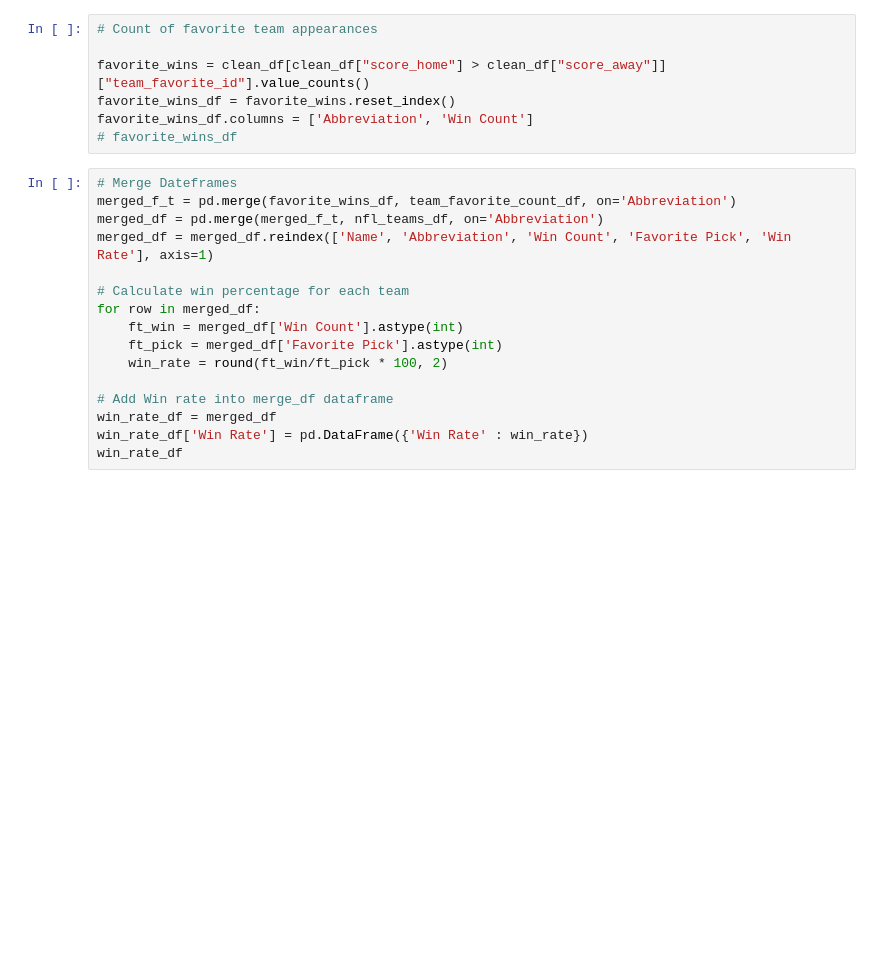
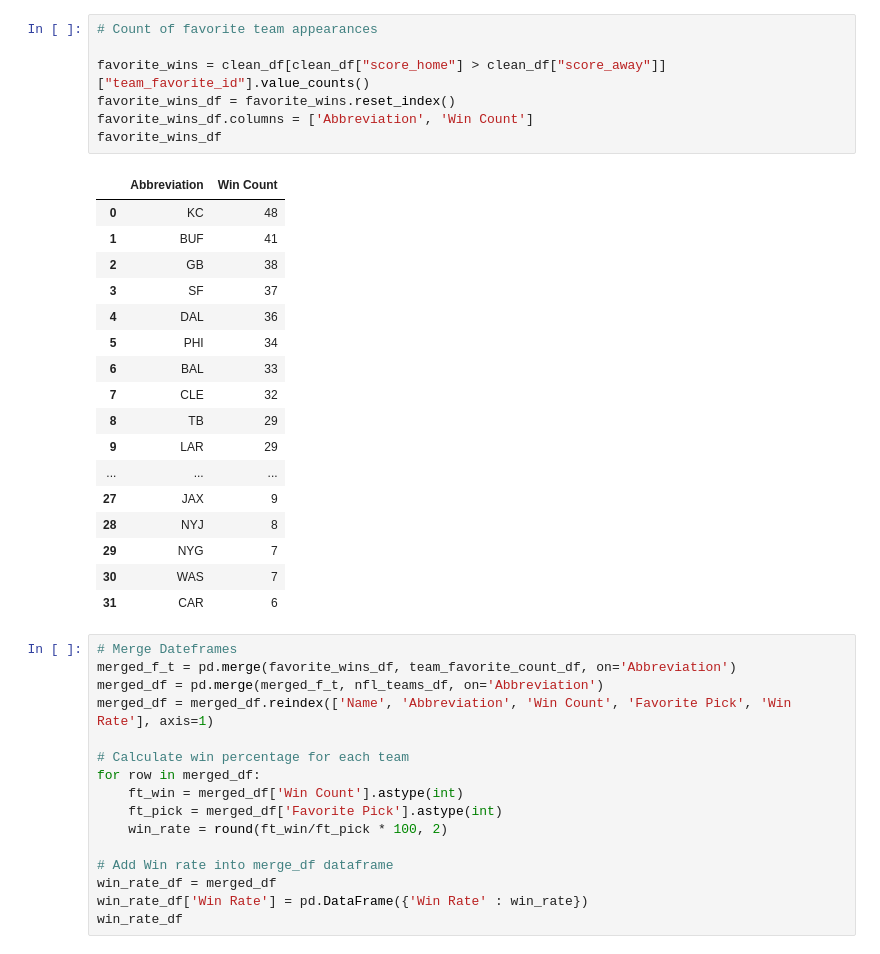
Before and after one commit to tarsian/Group_1-Project_1, a Jupyter notebook: NFL Betting/NFL_betting(Kwangho).ipynb, the cells around one changed output. Drawn from its saved outputs; the diff is of its cells as text; blank space fills up the shorter version.

```diff
--- a/NFL Betting/NFL_betting(Kwangho).ipynb
+++ b/NFL Betting/NFL_betting(Kwangho).ipynb
@@ -30,10 +76,28 @@ team_favorite_count_df = team_favorite_count_df.sort_values(by='Favorite Pick',
 # %%
 # Count of favorite team appearances
 
 favorite_wins = clean_df[clean_df["score_home"] > clean_df["score_away"]]["team_favorite_id"].value_counts()
 favorite_wins_df = favorite_wins.reset_index()
 favorite_wins_df.columns = ['Abbreviation', 'Win Count']
-# favorite_wins_df
+favorite_wins_df
+# %% [output]
+|  | Abbreviation | Win Count |
+| 0 | KC | 48 |
+| 1 | BUF | 41 |
+| 2 | GB | 38 |
+| 3 | SF | 37 |
+| 4 | DAL | 36 |
+| 5 | PHI | 34 |
+| 6 | BAL | 33 |
+| 7 | CLE | 32 |
+| 8 | TB | 29 |
+| 9 | LAR | 29 |
+| ... | ... | ... |
+| 27 | JAX | 9 |
+| 28 | NYJ | 8 |
+| 29 | NYG | 7 |
+| 30 | WAS | 7 |
+| 31 | CAR | 6 |
 # %%
 # Merge Dateframes
 merged_f_t = pd.merge(favorite_wins_df, team_favorite_count_df, on='Abbreviation')
```
Also changed, not shown: parts of 4 cells of this notebook.
